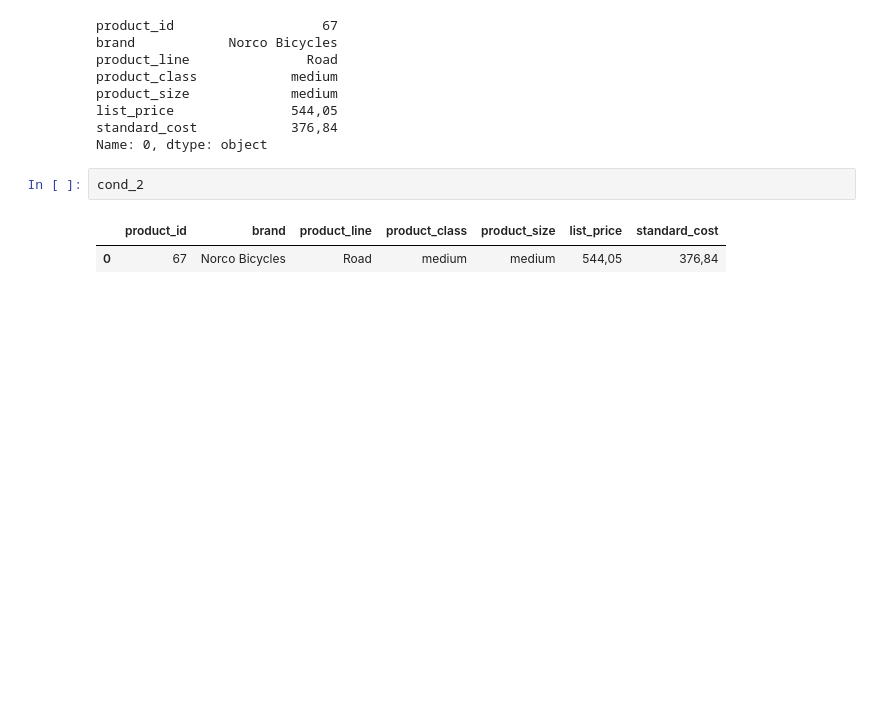
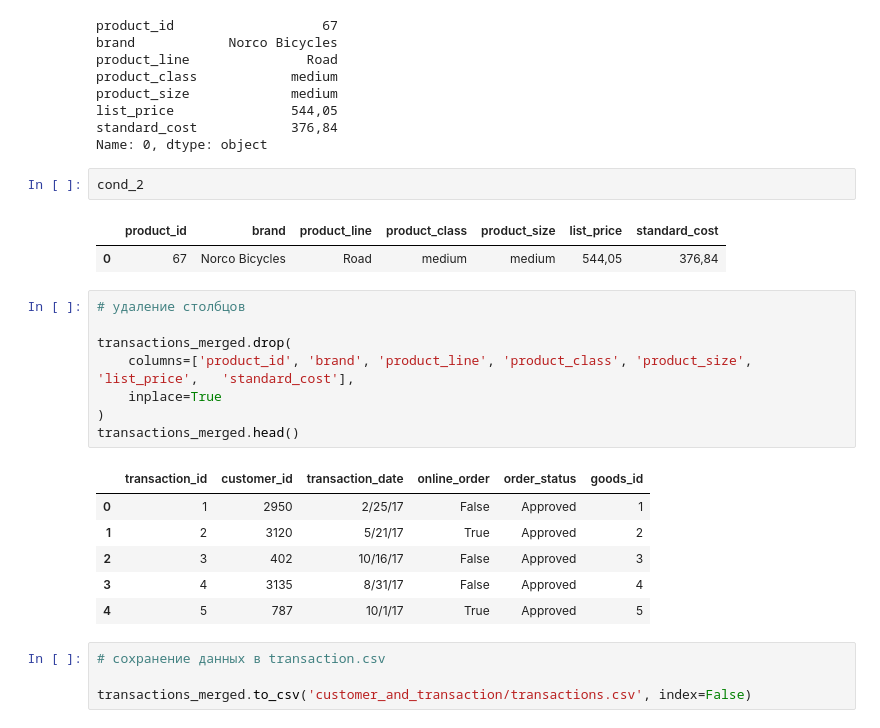
Before and after one commit to zinkin-s/DSPS, a Jupyter notebook: homework_1/homework_1.ipynb, the cells around one changed output. Drawn from its saved outputs; the diff is of its cells as text; blank space fills up the shorter version.

```diff
--- a/homework_1/homework_1.ipynb
+++ b/homework_1/homework_1.ipynb
@@ -208,3 +208,22 @@ cond_2
 # %% [output]
 |  | product_id | brand | product_line | product_class | product_size | list_price | standard_cost |
 | 0 | 67 | Norco Bicycles | Road | medium | medium | 544,05 | 376,84 |
+# %%
+# удаление столбцов
+
+transactions_merged.drop(
+    columns=['product_id', 'brand', 'product_line', 'product_class', 'product_size', 'list_price',	'standard_cost'],
+    inplace=True
+)
+transactions_merged.head()
+# %% [output]
+|  | transaction_id | customer_id | transaction_date | online_order | order_status | goods_id |
+| 0 | 1 | 2950 | 2/25/17 | False | Approved | 1 |
+| 1 | 2 | 3120 | 5/21/17 | True | Approved | 2 |
+| 2 | 3 | 402 | 10/16/17 | False | Approved | 3 |
+| 3 | 4 | 3135 | 8/31/17 | False | Approved | 4 |
+| 4 | 5 | 787 | 10/1/17 | True | Approved | 5 |
+# %%
+# сохранение данных в transaction.csv
+
+transactions_merged.to_csv('customer_and_transaction/transactions.csv', index=False)
```
Also changed, not shown: parts of 16 cells of this notebook, 2 other files.
